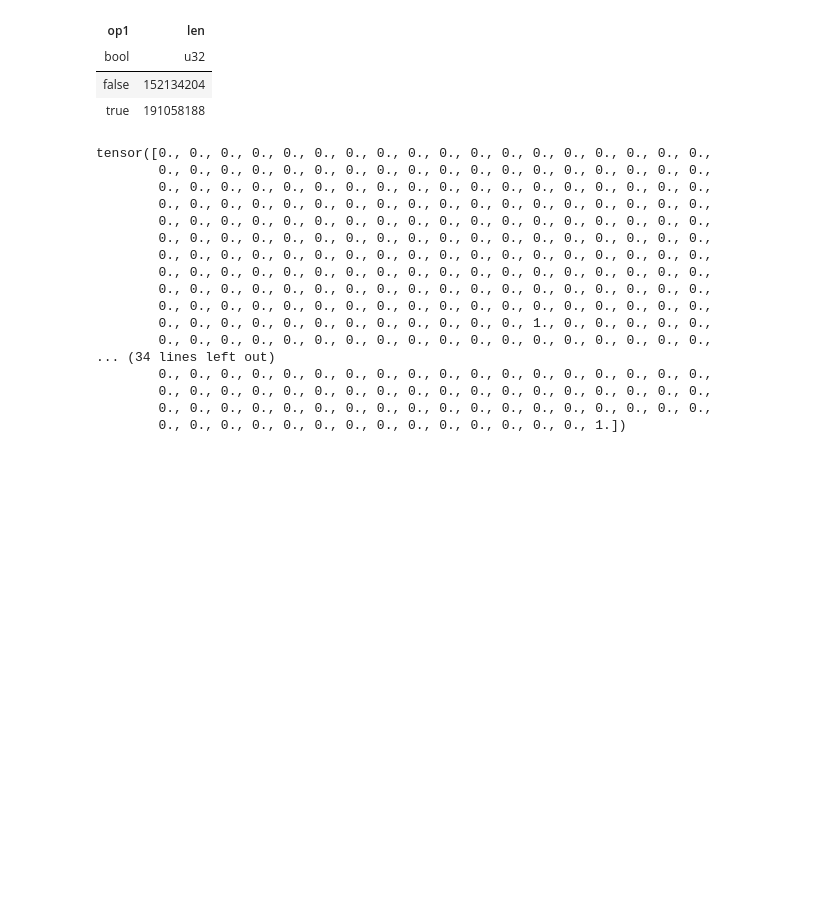
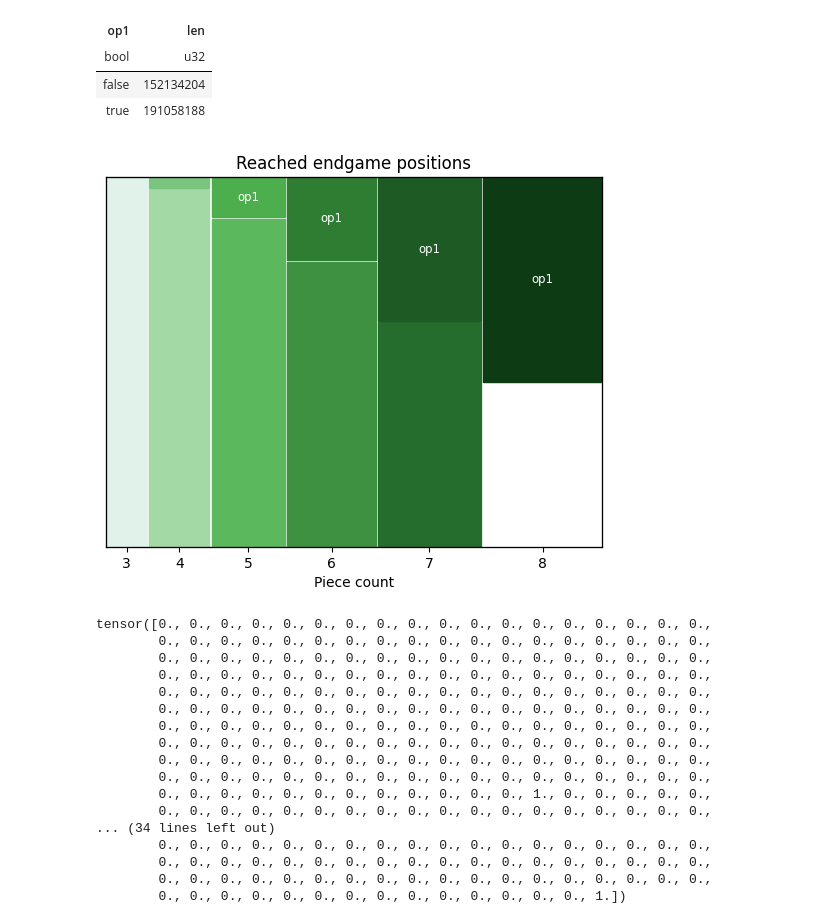
Before and after one commit to lichess-org/op1, a Jupyter notebook: guess/wip.ipynb, the cells around one changed output. Drawn from its saved outputs; the diff is of its cells as text; code cells hidden in the pictures; blank space fills up the shorter version.

Commit message:
analyse real-world endgame coverage

```diff
--- a/guess/wip.ipynb
+++ b/guess/wip.ipynb
@@ -30,6 +32,52 @@ shape: (2, 2)
 | bool | u32 |
 | false | 152134204 |
 | true | 191058188 |
+# %%
+plot_data = scan.filter(pl.col("piece_count") > 2).group_by("piece_count", "op1").len().sort("piece_count", "op1").collect()
+# %%
+d = {}
+for piece_count, op1, count in plot_data.iter_rows():
+    d[(piece_count, op1)] = count
+
+def labelizer(k):
+    piece_count, op1 = k
+    piece_count = int(piece_count)
+    op1 = op1 == "True"
+    return "op1" if (op1 and int(piece_count) > 4) else ""
+
+GREENS = [
+    "#e0f2e9",  # Mint Frost
+    "#c1e1c1",  # Tea Green
+    "#a3d9a5",  # Granny Smith
+    "#7bc47f",  # Mantis
+    "#5cb85c",  # Medium Green
+    "#4cae4c",  # Shamrock
+    "#3e9141",  # Forest Green
+    "#2e7d32",  # Verdant
+    "#256d2d",  # Dark Olive
+    "#1e5b24",  # Pine
+    "#144d1a",  # Deep Green
+    "#0d3b13",  # Black Forest (extra deep green)
+]
+
+def properties(k):
+    piece_count, op1 = k
+    piece_count = int(piece_count)
+    op1 = op1 == "True"
+    return {
+        "color": GREENS[2 * (piece_count - 3) + op1] if piece_count < 8 or op1 else "white",
+        #"label_props": {"color": "white"}
+    }
+
+fig, _ = mosaic(d, labelizer=labelizer, properties=properties, title="Reached endgame positions")
+ax = fig.get_axes()[0]
+ax.set_xlabel("Piece count")
+ax.get_yaxis().set_visible(False)
+for text in ax.texts:
+    text.set_color("white")
+plt.show()
+# %% [output]
+[figure, added]
 # %%
 DIM = 14 * 64 + 1
 HIDDEN_DIM = 0
```
Also changed, not shown: parts of 1 cell of this notebook, 1 other file.
